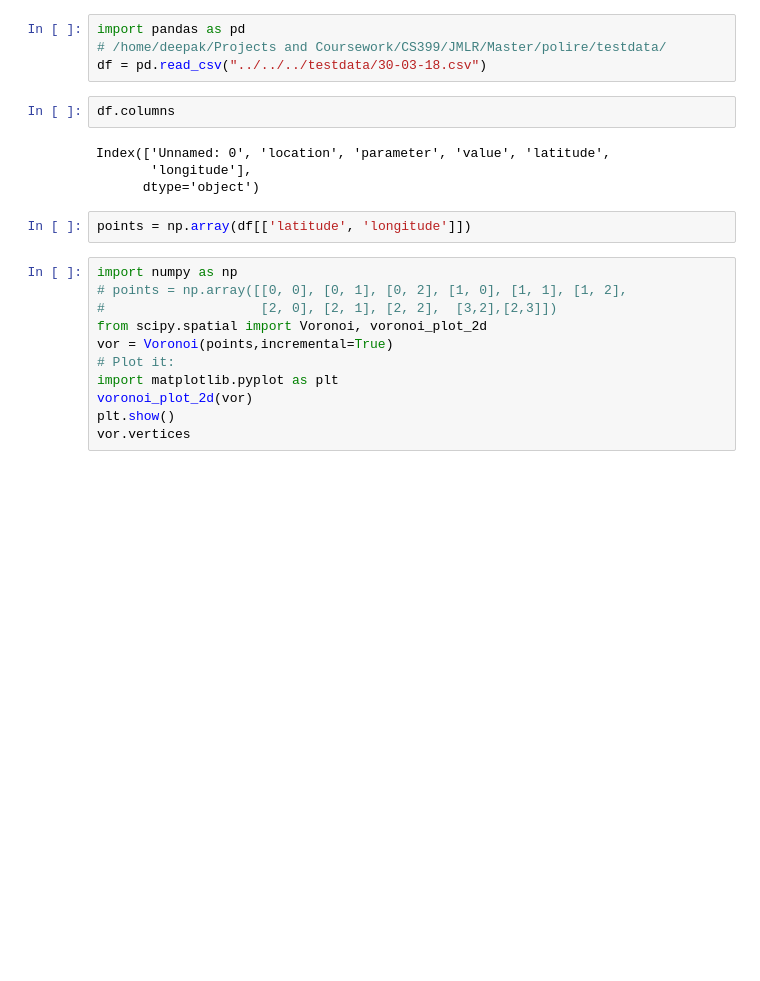
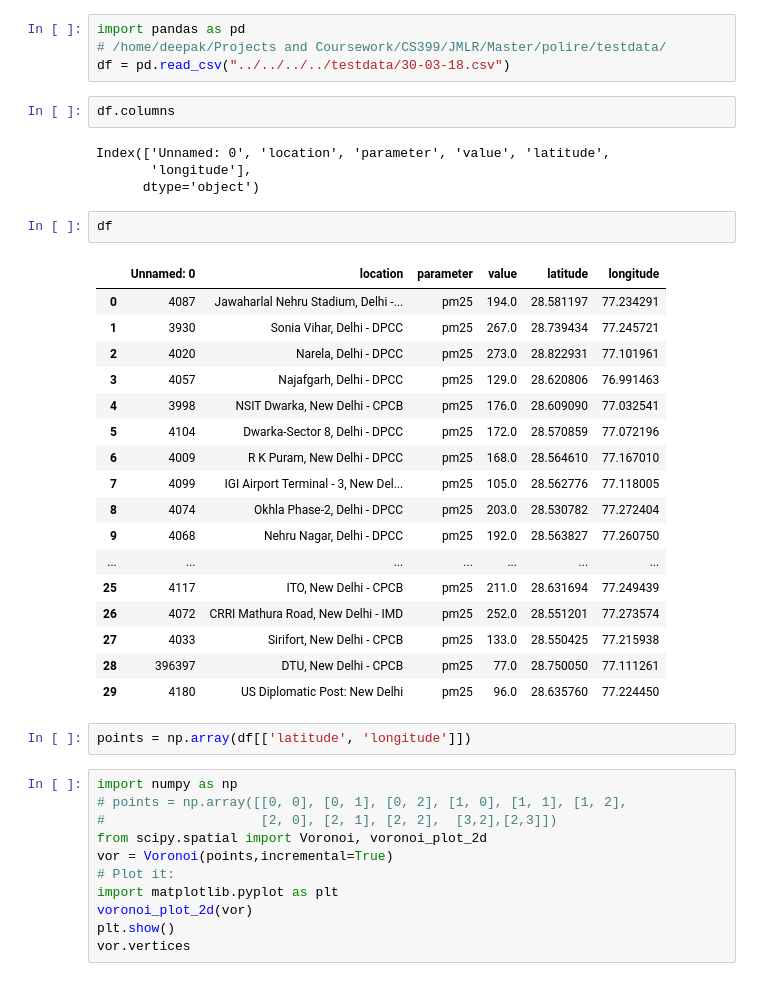
Before and after one commit to sustainability-lab/polire, a Jupyter notebook: polire/interpolate/natural_neighbors/voronoi/voronoi.ipynb, the cells around one changed output. Cells and saved outputs as stored; diff of their text form; blank space fills up the shorter version.

```diff
--- a/polire/interpolate/natural_neighbors/voronoi/voronoi.ipynb
+++ b/polire/interpolate/natural_neighbors/voronoi/voronoi.ipynb
@@ -1,13 +1,33 @@
 # %%
 import pandas as pd
 # /home/deepak/Projects and Coursework/CS399/JMLR/Master/polire/testdata/
-df = pd.read_csv("../../../testdata/30-03-18.csv")
+df = pd.read_csv("../../../../testdata/30-03-18.csv")
 # %%
 df.columns
 # %% [output]
 Index(['Unnamed: 0', 'location', 'parameter', 'value', 'latitude',
        'longitude'],
       dtype='object')
+# %%
+df
+# %% [output]
+|  | Unnamed: 0 | location | parameter | value | latitude | longitude |
+| 0 | 4087 | Jawaharlal Nehru Stadium, Delhi -... | pm25 | 194.0 | 28.581197 | 77.234291 |
+| 1 | 3930 | Sonia Vihar, Delhi - DPCC | pm25 | 267.0 | 28.739434 | 77.245721 |
+| 2 | 4020 | Narela, Delhi - DPCC | pm25 | 273.0 | 28.822931 | 77.101961 |
+| 3 | 4057 | Najafgarh, Delhi - DPCC | pm25 | 129.0 | 28.620806 | 76.991463 |
+| 4 | 3998 | NSIT Dwarka, New Delhi - CPCB | pm25 | 176.0 | 28.609090 | 77.032541 |
+| 5 | 4104 | Dwarka-Sector 8, Delhi - DPCC | pm25 | 172.0 | 28.570859 | 77.072196 |
+| 6 | 4009 | R K Puram, New Delhi - DPCC | pm25 | 168.0 | 28.564610 | 77.167010 |
+| 7 | 4099 | IGI Airport Terminal - 3, New Del... | pm25 | 105.0 | 28.562776 | 77.118005 |
+| 8 | 4074 | Okhla Phase-2, Delhi - DPCC | pm25 | 203.0 | 28.530782 | 77.272404 |
+| 9 | 4068 | Nehru Nagar, Delhi - DPCC | pm25 | 192.0 | 28.563827 | 77.260750 |
+| ... | ... | ... | ... | ... | ... | ... |
+| 25 | 4117 | ITO, New Delhi - CPCB | pm25 | 211.0 | 28.631694 | 77.249439 |
+| 26 | 4072 | CRRI Mathura Road, New Delhi - IMD | pm25 | 252.0 | 28.551201 | 77.273574 |
+| 27 | 4033 | Sirifort, New Delhi - CPCB | pm25 | 133.0 | 28.550425 | 77.215938 |
+| 28 | 396397 | DTU, New Delhi - CPCB | pm25 | 77.0 | 28.750050 | 77.111261 |
+| 29 | 4180 | US Diplomatic Post: New Delhi | pm25 | 96.0 | 28.635760 | 77.224450 |
 # %%
 points = np.array(df[['latitude', 'longitude']])
 # %%
```
Also changed, not shown: 3 other files.
